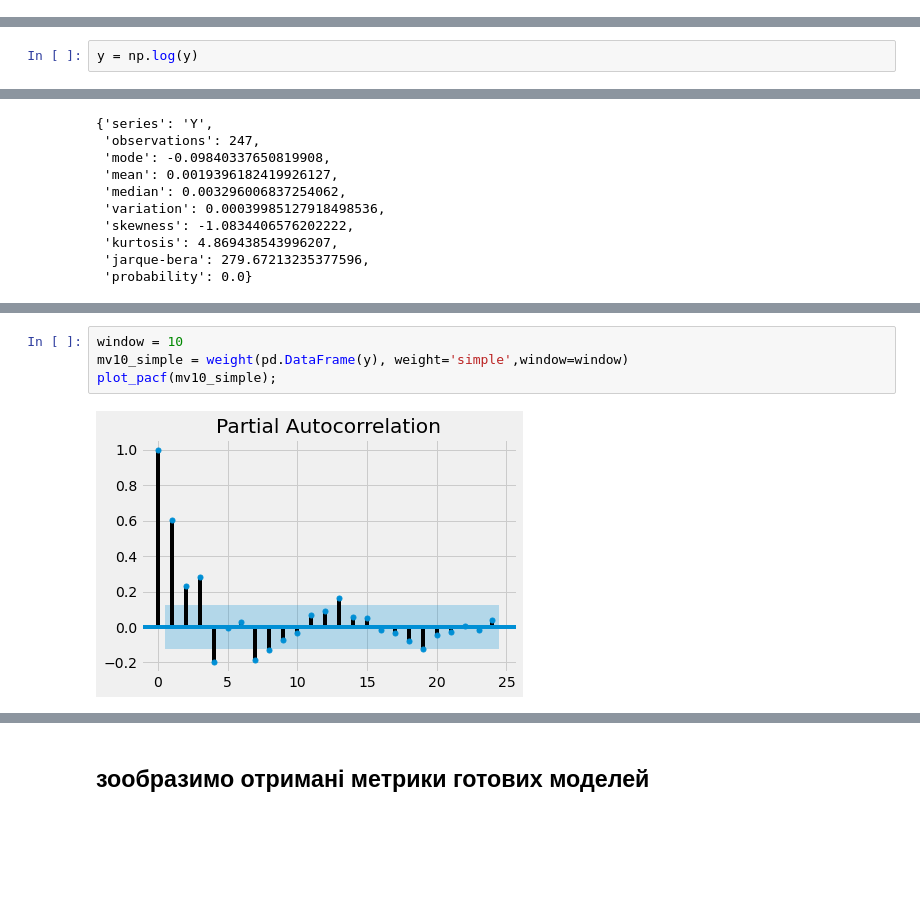
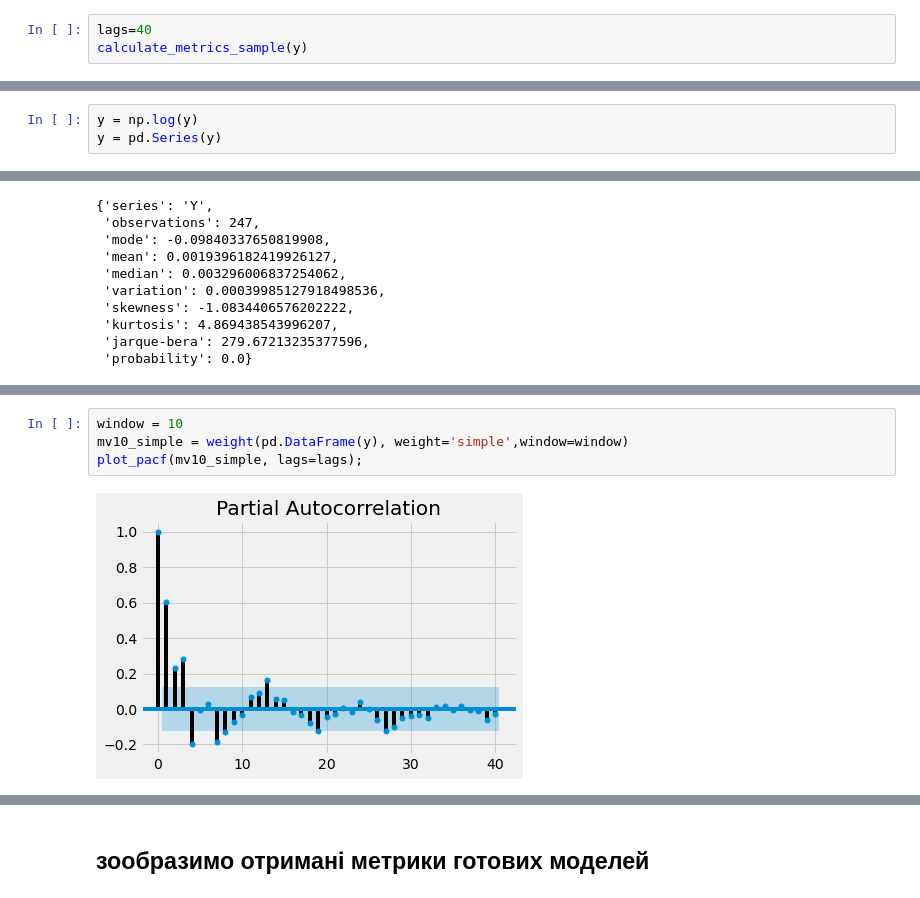
Before and after one commit to bateikoEd/time-series-analysis, a Jupyter notebook: lab3/Untitled.ipynb, the cells around one changed output, grey strips where cells are left out. Saved outputs shown, nothing was run; the diff lists cells and outputs as text; blank space fills up the shorter version.

```diff
--- a/lab3/Untitled.ipynb
+++ b/lab3/Untitled.ipynb
@@ -198,0 +186,3 @@ calculate_metrics_sample(y)
+# %%
+lags=40
+calculate_metrics_sample(y)
@@ -218,6 +219,7 @@ y.plot(kind='kde')
 ## Прологарифмуємо ряд
 # %%
 y = np.log(y)
+y = pd.Series(y)
 # %%
 calculate_metrics_sample(y)
 # %% [output]
@@ -404,7 +407,7 @@ metrics
 # %%
 window = 10
 mv10_simple = weight(pd.DataFrame(y), weight='simple',window=window)
-plot_pacf(mv10_simple);
+plot_pacf(mv10_simple, lags=lags);
 # %% [output]
-[figure, old version]
+[figure, new version]
 # %%
```
Also changed, not shown: parts of 24 cells of this notebook, 7 other files.
